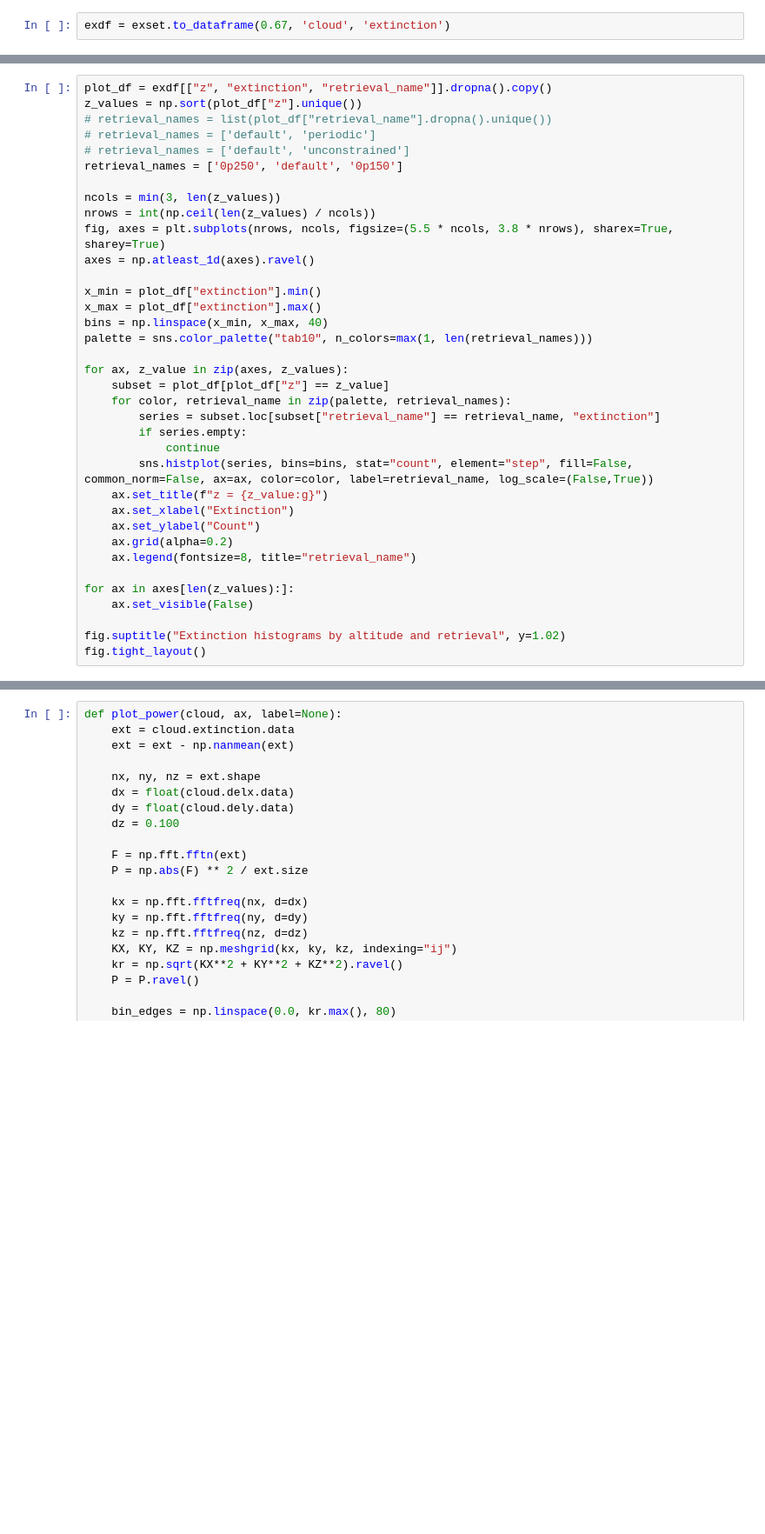
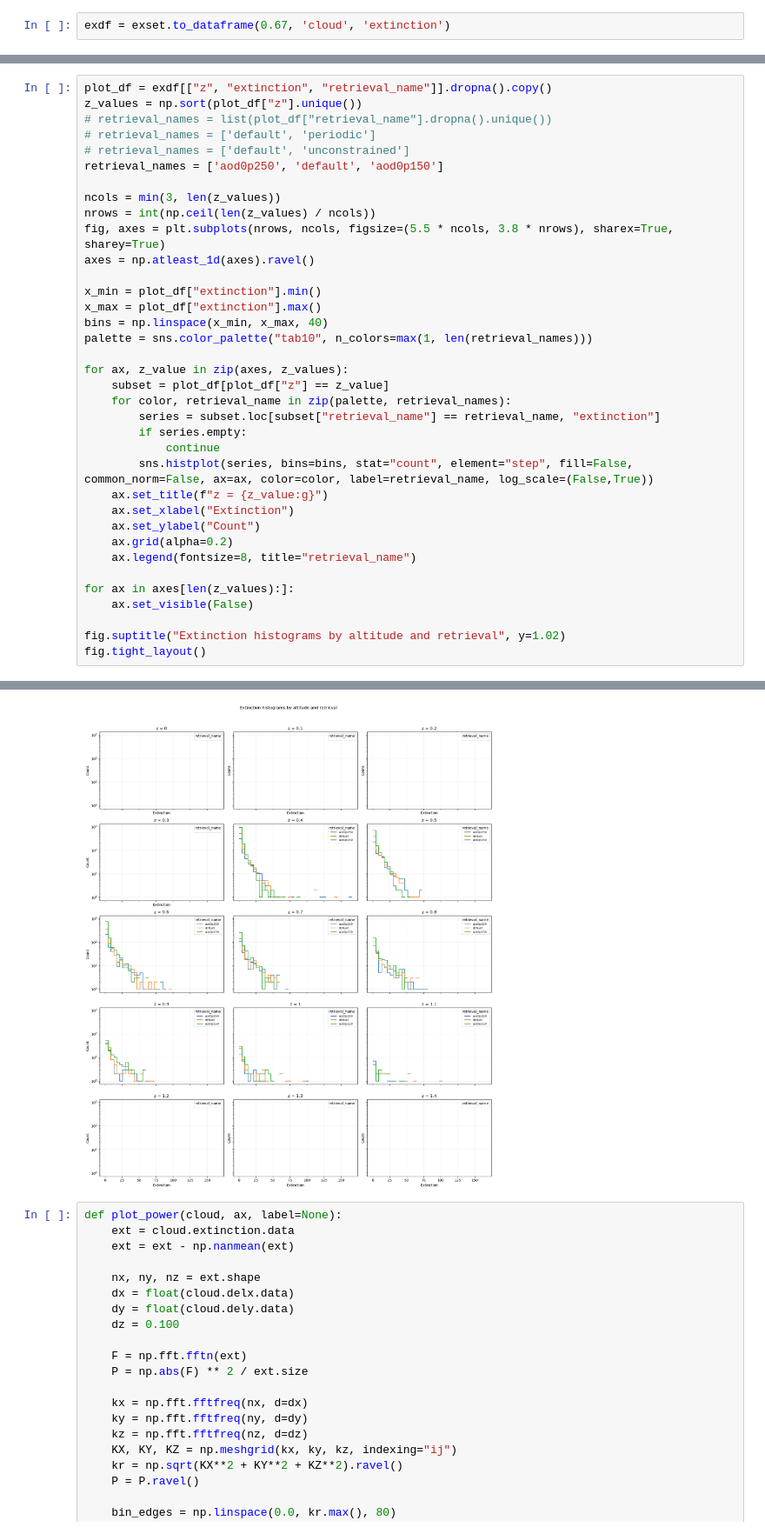
Before and after one commit to jlun17/misr-at3d-camp2ex, a Jupyter notebook: notebooks/figures/extinction.ipynb, the cells around one changed output, grey strips where cells are left out. Shown at 87% size. Cells and saved outputs as stored; diff of their text form; blank space fills up the shorter version.

```diff
--- a/notebooks/figures/extinction.ipynb
+++ b/notebooks/figures/extinction.ipynb
@@ -367,7 +380,7 @@ z_values = np.sort(plot_df["z"].unique())
 # retrieval_names = list(plot_df["retrieval_name"].dropna().unique())
 # retrieval_names = ['default', 'periodic']
 # retrieval_names = ['default', 'unconstrained']
-retrieval_names = ['0p250', 'default', '0p150']
+retrieval_names = ['aod0p250', 'default', 'aod0p150']
 
 ncols = min(3, len(z_values))
 nrows = int(np.ceil(len(z_values) / ncols))
@@ -397,3 +410,4 @@ for ax in axes[len(z_values):]:
 
 fig.suptitle("Extinction histograms by altitude and retrieval", y=1.02)
 fig.tight_layout()
+# %% [output]
@@ -400,3 +421,4 @@ fig.tight_layout()
+[figure, added]
 # %%
 def plot_power(cloud, ax, label=None):
     ext = cloud.extinction.data
```
Also changed, not shown: parts of 10 cells of this notebook, 22 other files.
